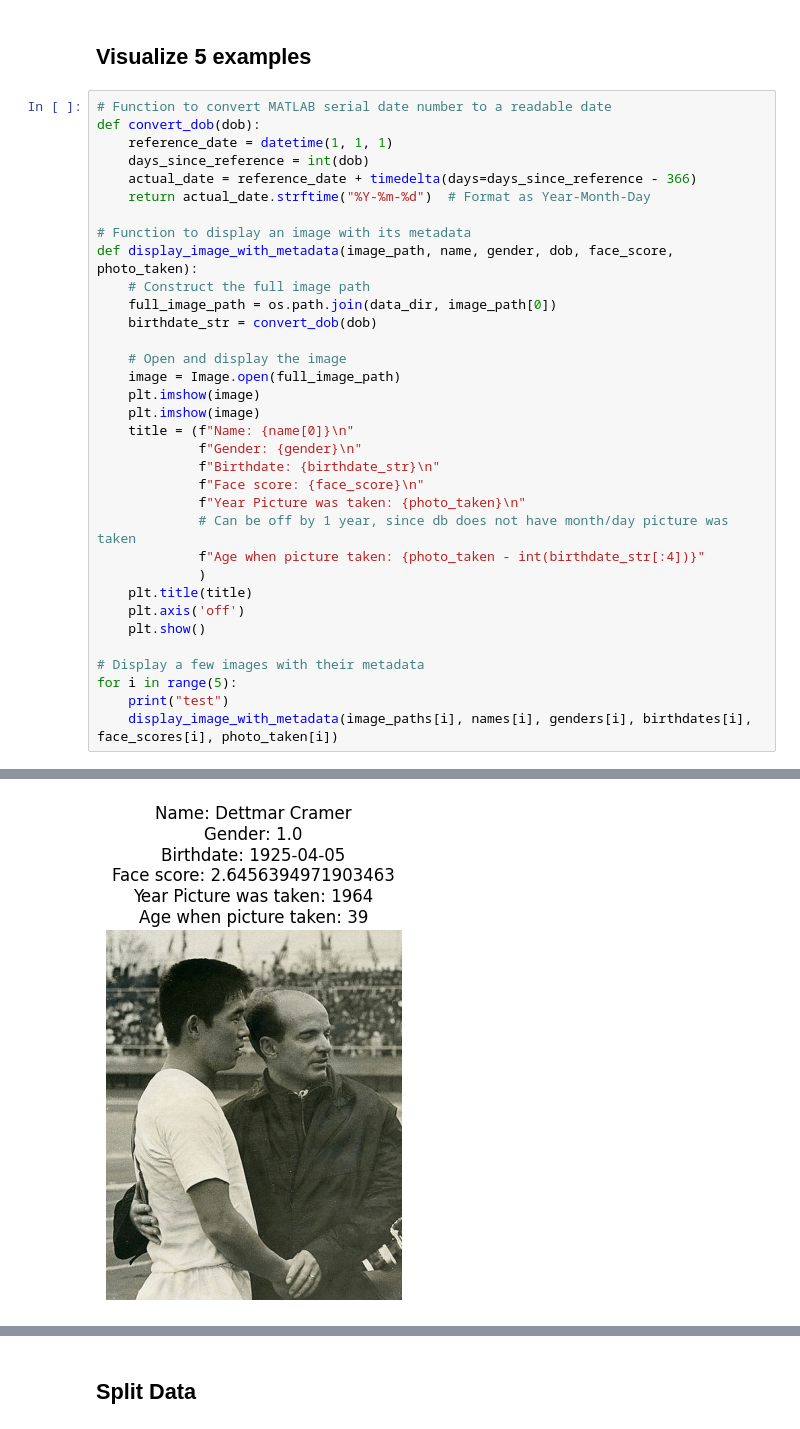
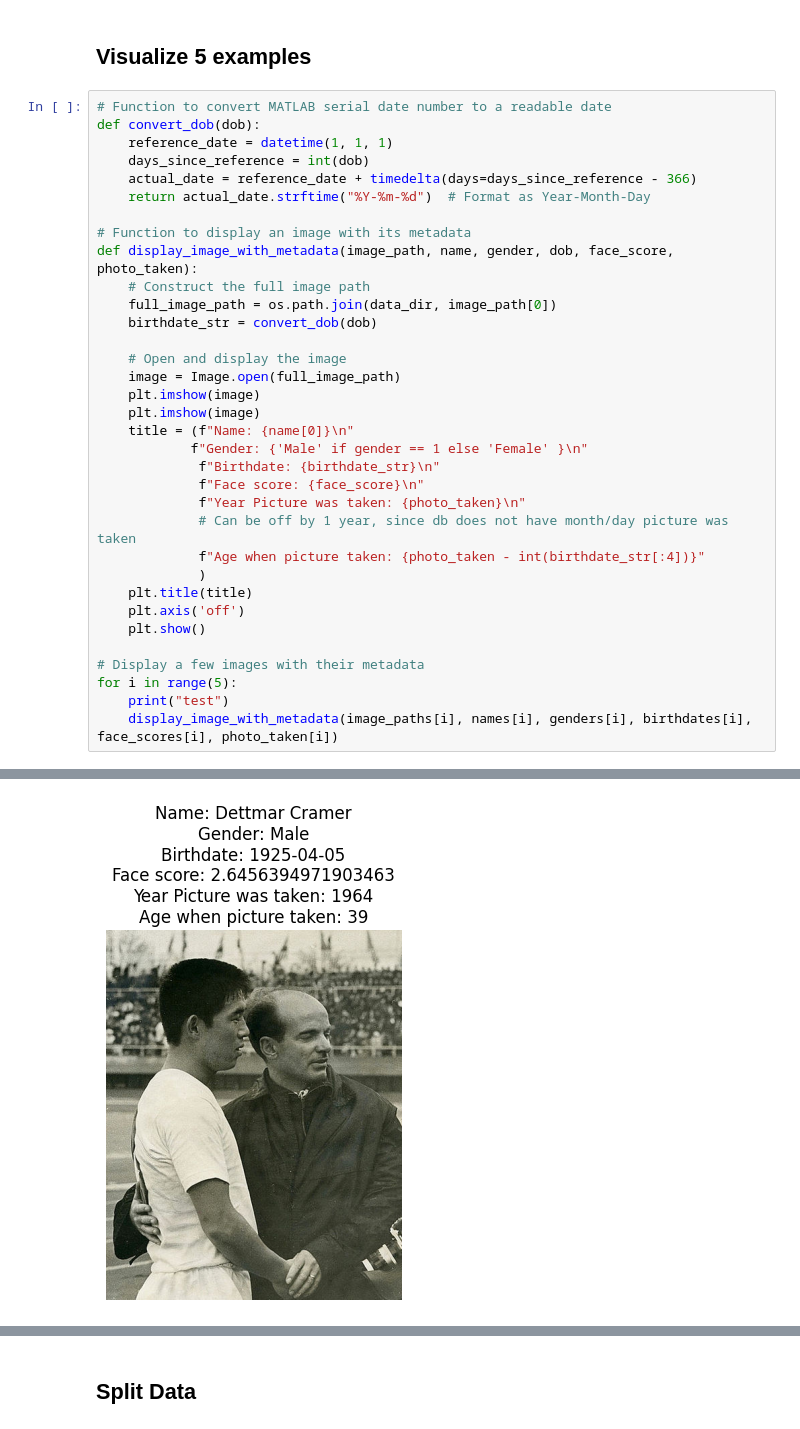
Before and after one commit to gabrielrosendo/faces-cnn, a Jupyter notebook: faces_CNN.ipynb, the cells around one changed output, grey strips where cells are left out. Cells and saved outputs as stored; diff of their text form.

```diff
--- a/faces_CNN.ipynb
+++ b/faces_CNN.ipynb
@@ -51,7 +51,7 @@ def display_image_with_metadata(image_path, name, gender, dob, face_score, photo
     plt.imshow(image)
     plt.imshow(image)
     title = (f"Name: {name[0]}\n"
-             f"Gender: {gender}\n"
+            f"Gender: {'Male' if gender == 1 else 'Female' }\n"
              f"Birthdate: {birthdate_str}\n"
              f"Face score: {face_score}\n"
              f"Year Picture was taken: {photo_taken}\n"
@@ -72,3 +72,3 @@ test
 test
-[figure, old version]
+[figure, new version]
 test
```
Also changed, not shown: parts of 4 cells of this notebook, 1 other file.
